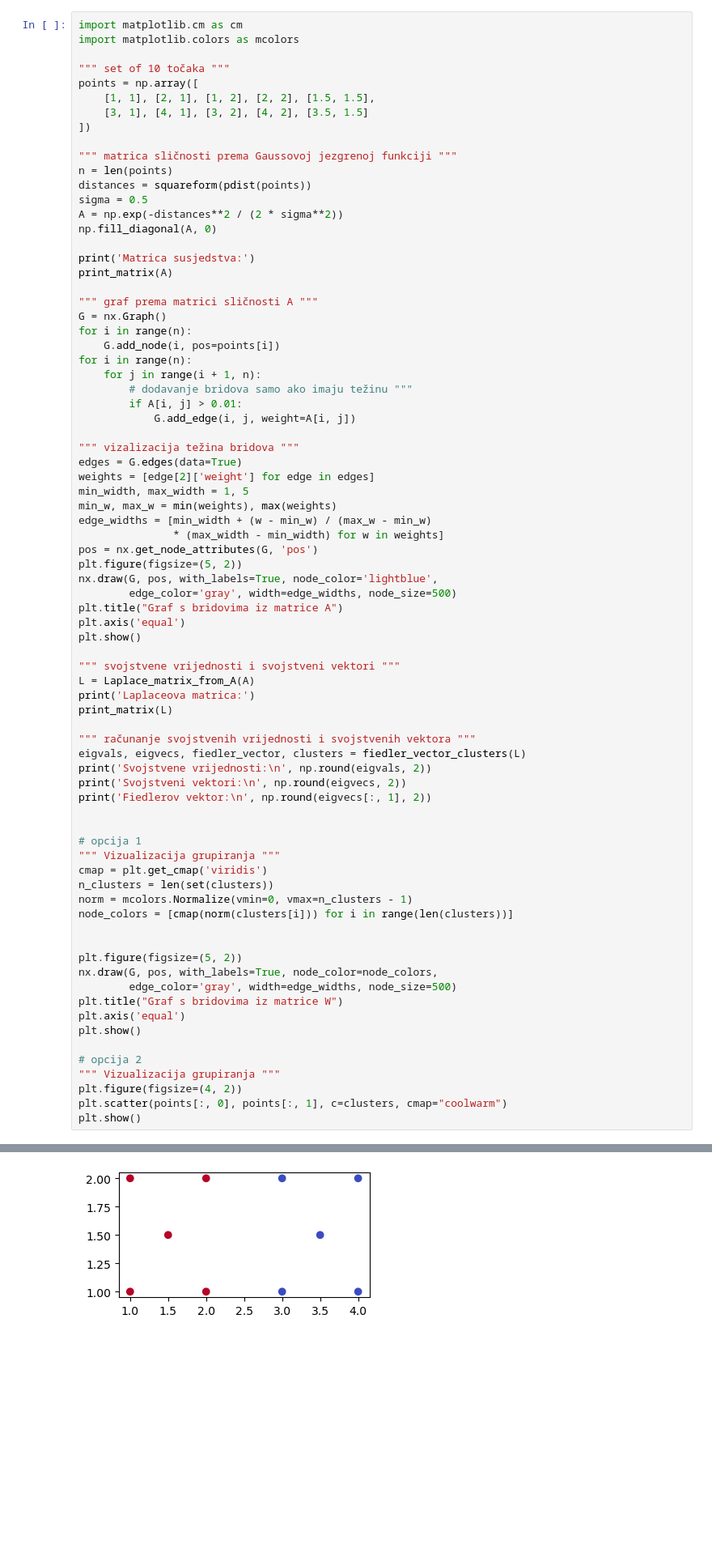
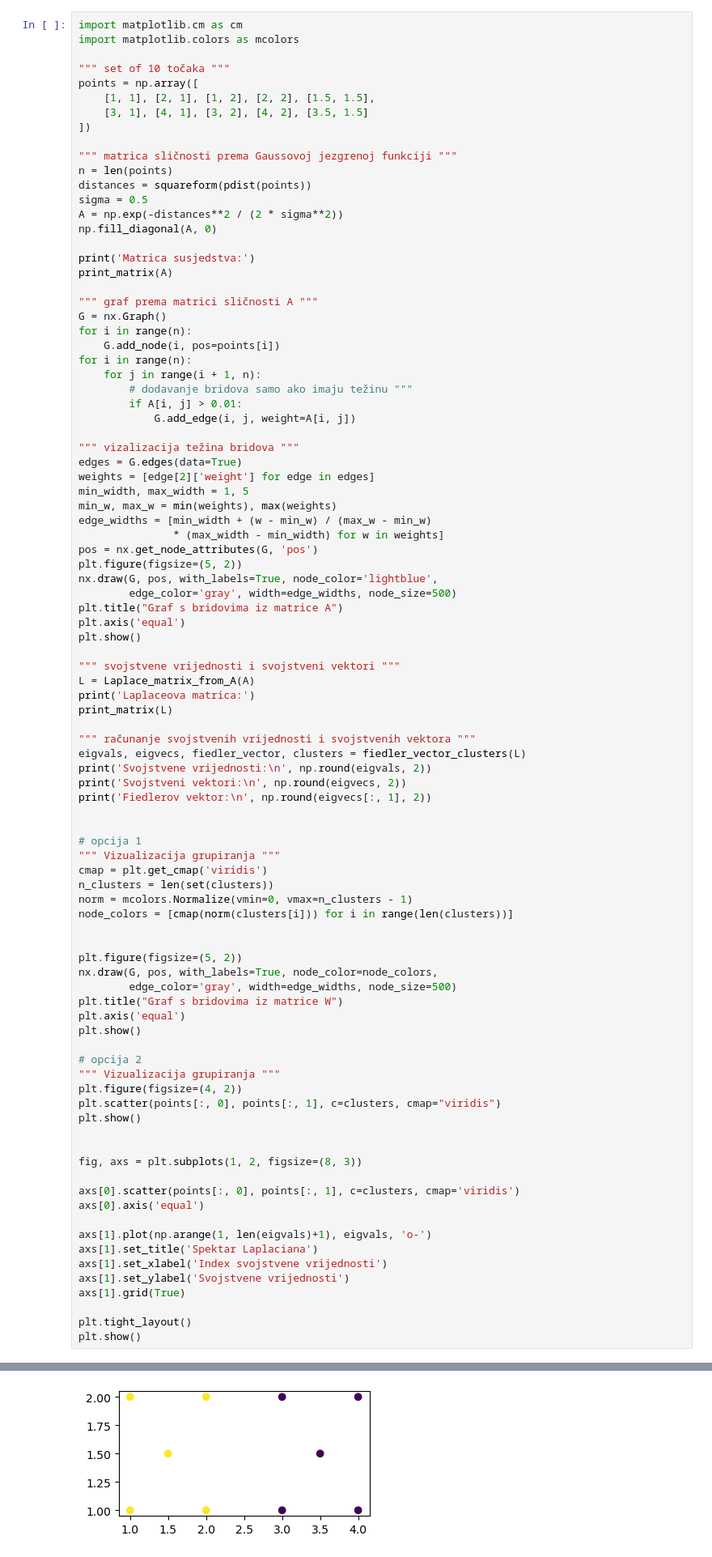
Before and after one commit to antoniamstr1/diplomski_rad, a Jupyter notebook: Spektralno_grupiranje.ipynb, the cells around one changed output, grey strips where cells are left out. Shown at 81% size. Cells and saved outputs as stored; diff of their text form; blank space fills up the shorter version.

```diff
--- a/Spektralno_grupiranje.ipynb
+++ b/Spektralno_grupiranje.ipynb
@@ -638,37 +636,52 @@ plt.show()
 # opcija 2
 """ Vizualizacija grupiranja """
 plt.figure(figsize=(4, 2))
-plt.scatter(points[:, 0], points[:, 1], c=clusters, cmap="coolwarm")
+plt.scatter(points[:, 0], points[:, 1], c=clusters, cmap="viridis")
 plt.show()
+
+
+fig, axs = plt.subplots(1, 2, figsize=(8, 3))
+
+axs[0].scatter(points[:, 0], points[:, 1], c=clusters, cmap='viridis')
+axs[0].axis('equal')
+
+axs[1].plot(np.arange(1, len(eigvals)+1), eigvals, 'o-')
+axs[1].set_title('Spektar Laplaciana')
+axs[1].set_xlabel('Index svojstvene vrijednosti')
+axs[1].set_ylabel('Svojstvene vrijednosti')
+axs[1].grid(True)
+
+plt.tight_layout()
+plt.show()
 # %% [output]
 Matrica susjedstva:
 0.00 0.14 0.14 0.02 0.37 0.00 0.00 0.00 0.00 0.00
 0.14 0.00 0.02 0.14 0.37 0.14 0.00 0.02 0.00 0.01
 0.14 0.02 0.00 0.14 0.37 0.00 0.00 0.00 0.00 0.00
 0.02 0.14 0.14 0.00 0.37 0.02 0.00 0.14 0.00 0.01
 0.37 0.37 0.37 0.37 0.00 0.01 0.00 0.01 0.00 0.00
 0.00 0.14 0.00 0.02 0.01 0.00 0.14 0.14 0.02 0.37
 0.00 0.00 0.00 0.00 0.00 0.14 0.00 0.02 0.14 0.37
 0.00 0.02 0.00 0.14 0.01 0.14 0.02 0.00 0.14 0.37
 0.00 0.00 0.00 0.00 0.00 0.02 0.14 0.14 0.00 0.37
 0.00 0.01 0.00 0.01 0.00 0.37 0.37 0.37 0.37 0.00
 [figure]
 Laplaceova matrica:
  0.66 -0.14 -0.14 -0.02 -0.37 -0.00 -0.00 -0.00 -0.00 -0.00
 -0.14  0.82 -0.02 -0.14 -0.37 -0.14 -0.00 -0.02 -0.00 -0.01
 -0.14 -0.02  0.66 -0.14 -0.37 -0.00 -0.00 -0.00 -0.00 -0.00
 -0.02 -0.14 -0.14  0.82 -0.37 -0.02 -0.00 -0.14 -0.00 -0.01
 -0.37 -0.37 -0.37 -0.37  1.49 -0.01 -0.00 -0.01 -0.00 -0.00
 -0.00 -0.14 -0.00 -0.02 -0.01  0.82 -0.14 -0.14 -0.02 -0.37
 -0.00 -0.00 -0.00 -0.00 -0.00 -0.14  0.66 -0.02 -0.14 -0.37
 -0.00 -0.02 -0.00 -0.14 -0.01 -0.14 -0.02  0.82 -0.14 -0.37
 -0.00 -0.00 -0.00 -0.00 -0.00 -0.02 -0.14 -0.14  0.66 -0.37
 -0.00 -0.01 -0.00 -0.01 -0.00 -0.37 -0.37 -0.37 -0.37  1.49
 Svojstvene vrijednosti:
 ... (10 lines left out)
  [-0.32 -0.37  0.35 -0.38 -0.47  0.3  -0.32 -0.17  0.16  0.15]
  [-0.32 -0.32 -0.   -0.    0.   -0.11 -0.    0.   -0.63 -0.62]]
 Fiedlerov vektor:
  [ 0.37  0.24  0.37  0.24  0.32 -0.24 -0.37 -0.24 -0.37 -0.32]
 [figure]
-[figure, old version]
+[figure, new version]
```
Also changed, not shown: parts of 28 cells of this notebook, 6 other files.
